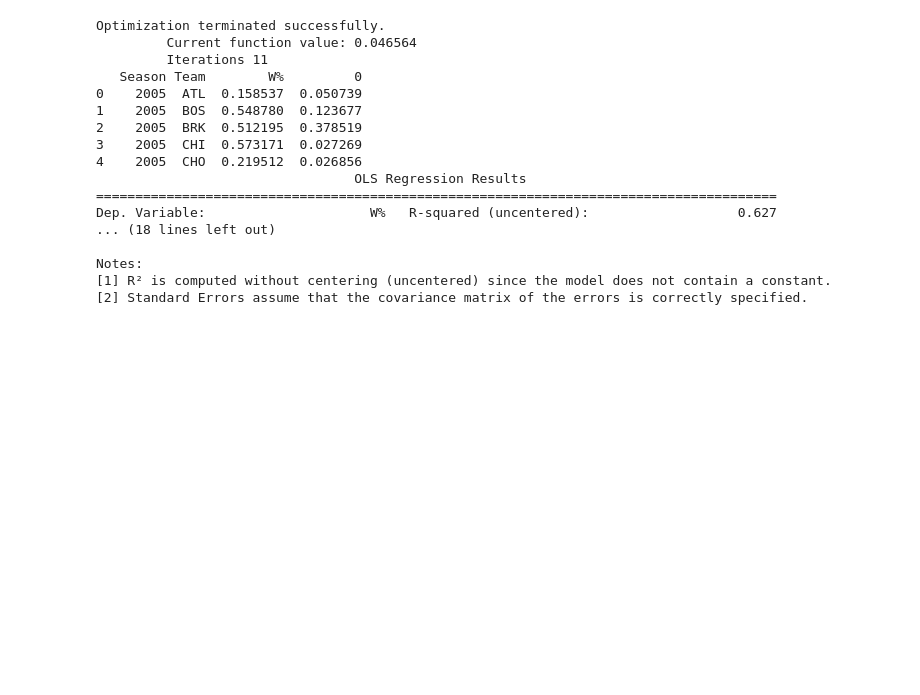
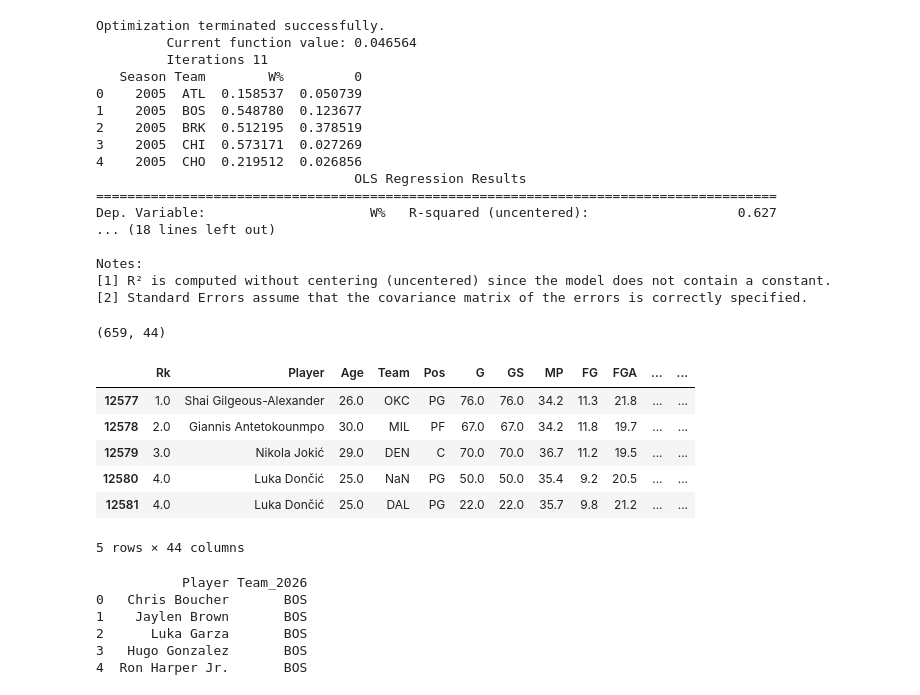
Before and after one commit to maadmaaax/Project_NBA_GroupM, a Jupyter notebook: Analyse_Principale.ipynb, the cells around one changed output. Drawn from its saved outputs; the diff is of its cells as text; code cells hidden in the pictures; blank space fills up the shorter version.

Commit message:
Créé un tableau pour les équipes actuelles 2025-2026

```diff
--- a/Analyse_Principale.ipynb
+++ b/Analyse_Principale.ipynb
@@ -521,3 +502,32 @@ Dep. Variable:                     W%   R-squared (uncentered):
 Notes:
 [1] R² is computed without centering (uncentered) since the model does not contain a constant.
 [2] Standard Errors assume that the covariance matrix of the errors is correctly specified.
+# %%
+#Getting the actual team composition for 2025-2026
+
+#We keep the statistics of 2025
+players_2025 = nbas_data_full[nbas_data_full['Season'] == 2025].copy()
+
+print(players_2025.shape)
+players_2025.head()
+# %% [output]
+(659, 44)
+|  | Rk | Player | Age | Team | Pos | G | GS | MP | FG | FGA | ... | ... |
+| 12577 | 1.0 | Shai Gilgeous-Alexander | 26.0 | OKC | PG | 76.0 | 76.0 | 34.2 | 11.3 | 21.8 | ... | ... |
+| 12578 | 2.0 | Giannis Antetokounmpo | 30.0 | MIL | PF | 67.0 | 67.0 | 34.2 | 11.8 | 19.7 | ... | ... |
+| 12579 | 3.0 | Nikola Jokić | 29.0 | DEN | C | 70.0 | 70.0 | 36.7 | 11.2 | 19.5 | ... | ... |
+| 12580 | 4.0 | Luka Dončić | 25.0 | NaN | PG | 50.0 | 50.0 | 35.4 | 9.2 | 20.5 | ... | ... |
+| 12581 | 4.0 | Luka Dončić | 25.0 | DAL | PG | 22.0 | 22.0 | 35.7 | 9.8 | 21.2 | ... | ... |
+5 rows × 44 columns
+# %%
+import pandas as pd
+
+roster_2026 = pd.read_csv("roster_2026.csv", sep=";") #file with 2025-2026 team composition
+print(roster_2026.head())
+# %% [output]
+           Player Team_2026
+0   Chris Boucher       BOS
+1    Jaylen Brown       BOS
+2      Luka Garza       BOS
+3   Hugo Gonzalez       BOS
+4  Ron Harper Jr.       BOS
```
Also changed, not shown: parts of 6 cells of this notebook.
